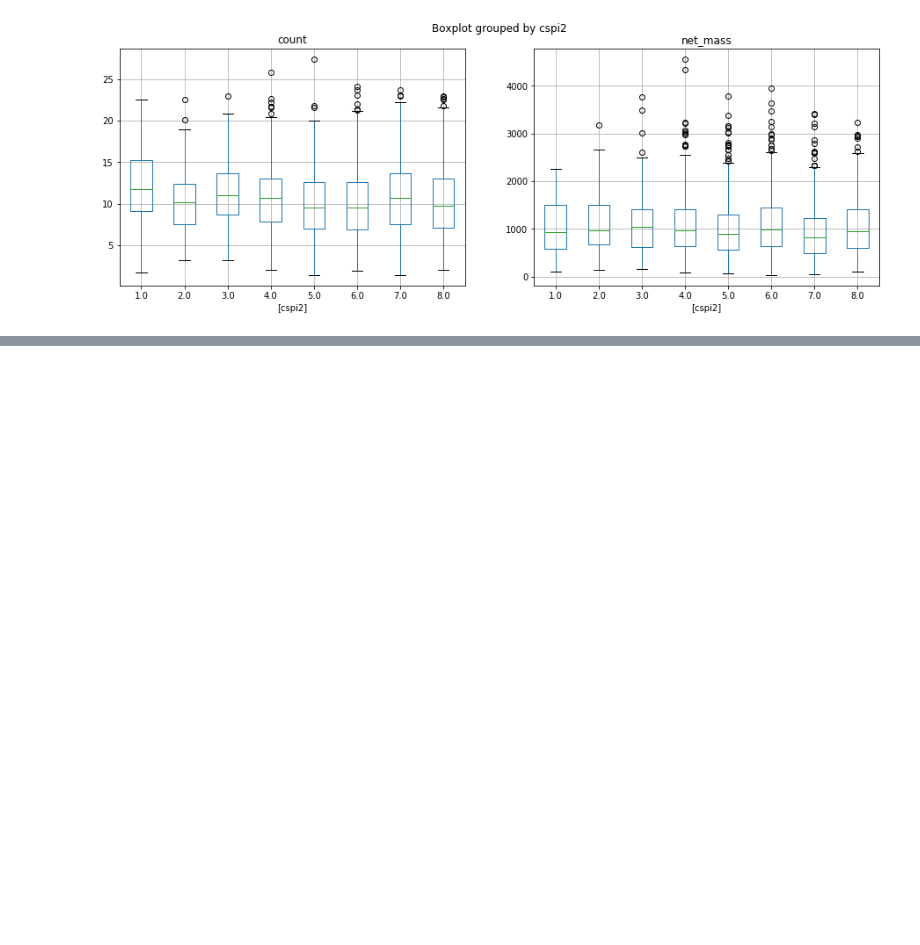
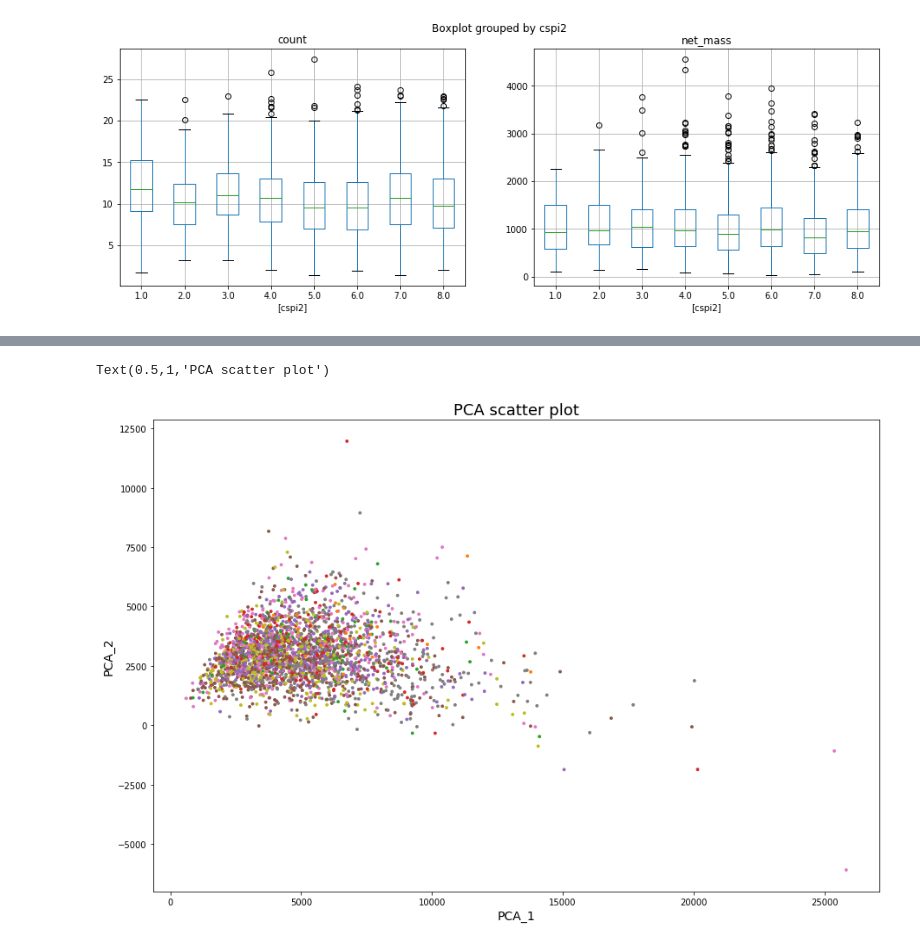
Before and after one commit to KingOfCola/ADAX-project, a Jupyter notebook: project/Milestone 2.ipynb, the cells around one changed output, grey strips where cells are left out. Saved outputs shown, nothing was run; the diff lists cells and outputs as text; code cells hidden in the pictures; blank space fills up the shorter version.

```diff
--- a/project/Milestone 2.ipynb
+++ b/project/Milestone 2.ipynb
@@ -1083,0 +1083,37 @@ array([[ 9.99936548e-01, -4.57606446e-07,  7.71392860e-06,
+# %%
+sorting_parameter = "cspi2"
+
+nutritionFeatures = ["nutj{}".format(i) for i in range(4, 8)]\
+            + ["nutj{}".format(i) for i in range(8, 29)]\
+            + ["nutj{}".format(i) for i in range(30, 40)] #Remove 8 to remove alcohol
+dfPoints = dfIndnut[["nomen"] + nutritionFeatures].merge(dfIndivO18[["nomen", sorting_parameter]], on="nomen", how="inner")
+
+dfPoints["nutj27-28"] = dfPoints["nutj27"] + dfPoints["nutj28"]
+dfPoints = dfPoints.drop(columns=["nutj27", "nutj28"])
+
+dfPcaComp = pd.DataFrame(pca.components_)
+nutritionFeatures = ["nutj{}".format(i) for i in range(4, 8)]\
+            + ["nutj{}".format(i) for i in range(8, 27)]\
+            + ["nutj{}".format(i) for i in range(30, 40)]\
+            + ["nutj27-28"]
+dfPcaComp.columns = nutritionFeatures
+
+fig, ax = plt.subplots(1, 1, figsize=(15, 10))
+N = dfPoints.shape[0]
+X = np.zeros(N)
+Y = np.zeros(N)
+C = ['' for i in range(N)]
+for i in range(N):
+    X[i]=np.dot(pca.components_[0], dfPoints[nutritionFeatures].loc[i].values)
+    Y[i]=np.dot(pca.components_[1], dfPoints[nutritionFeatures].loc[i].values)
+    C[i]= 'C' + str(dfPoints[sorting_parameter].loc[i].astype(int))
+
+
+ax.scatter(X, Y, marker = 'o', s=8, alpha  = 1, c=C)
+ax.set_xlabel("PCA_1", fontsize = 14)
+ax.set_ylabel("PCA_2", fontsize = 14)
+ax.set_title("PCA scatter plot", fontsize = 18)
+# print(C)
+# %% [output]
+Text(0.5,1,'PCA scatter plot')
+[figure, added]
```
Also changed, not shown: parts of 2 cells of this notebook.
